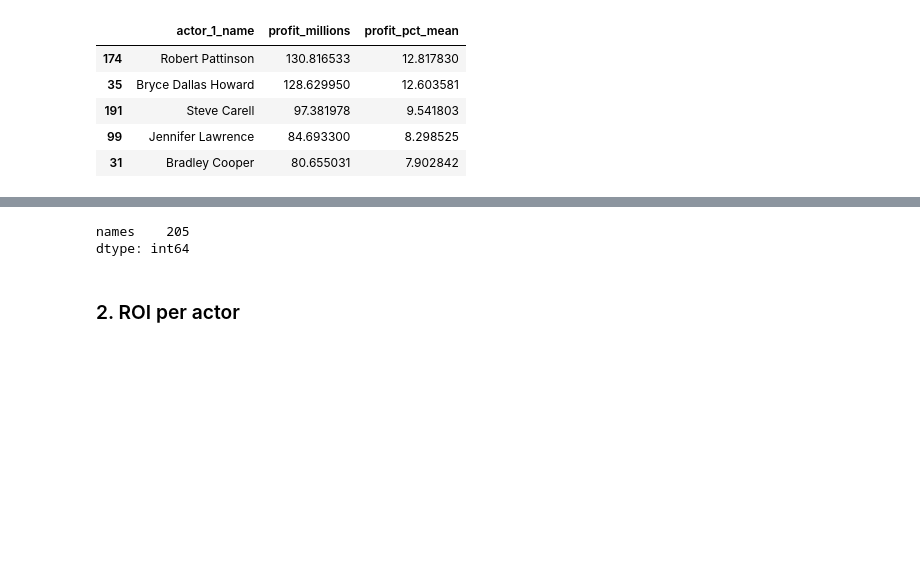
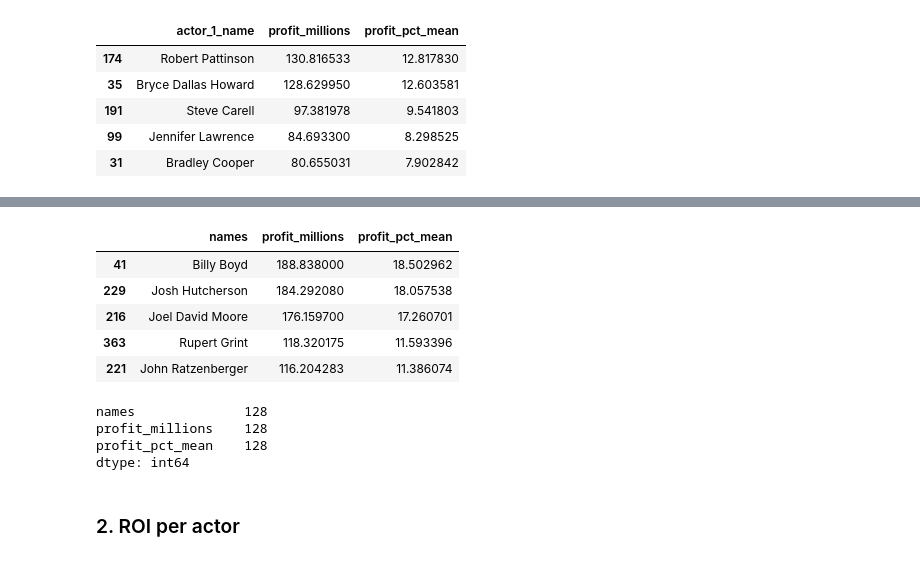
Before and after one commit to kristinkspanos/data_analysis_movie_studio, a Jupyter notebook: movie_data_analysis.ipynb, the cells around one changed output, grey strips where cells are left out. Drawn from its saved outputs; the diff is of its cells as text; code cells hidden in the pictures; blank space fills up the shorter version.

```diff
--- a/movie_data_analysis.ipynb
+++ b/movie_data_analysis.ipynb
@@ -352,33 +380,32 @@ The supporting actors with an average normalized profit greater than 2 have a tr
 # %%
 # concatenate actor2 and actor3 columns to create df with all supporting actors
 # create df of actor2_names
-actor2_names = movies[['actor_2_name']]
+actor2_names = movies[['actor_2_name', 'profit_millions','roi']]
 actor2_names = actor2_names.rename(columns={"actor_2_name": "names"})
 
-# create df of actor2_names
-actor3_names = movies[['actor_3_name']]
+# create df of actor3_names
+actor3_names = movies[['actor_3_name','profit_millions','roi']]
 actor3_names = actor3_names.rename(columns={"actor_3_name": "names"})
 
 # concatenate actor2, and actor3 columns to create df with all supporting actors
-actor_supporting_names = pd.concat([actor2_names, actor3_names])
+actor_supporting = pd.concat([actor2_names, actor3_names])
 
 # calculate number of supporting role movies per actor
-actor_supporting_counts = actor_supporting_names['names'].value_counts()
+actor_supporting_counts = actor_supporting['names'].value_counts()
 
-# create a list that contains all actors who have appeared in a supporting role in a number of movies that is greater than or equal to num_movies_acted
+# create a list that contains all actors who have appeared in a supporting role in a number of movies
+# that is greater than or equal to num_movies_acted
 actor_supporting_lst = actor_supporting_counts[actor_supporting_counts >= num_movies_acted].index.tolist()
+
+# filter movies df to show only experienced actors who have appeared as a supporting actor (either actor2 or actor3)
+# in a number of movies that is greater than or equal to num_movies_acted
+actor_supporting_exp = actor_supporting[actor_supporting['names'].isin(actor_supporting_lst)]
 # %%
-# actor 2
-# filter movies df to show only actors who have appeared as a supporting actor (either actor2 or actor3) in a number of movies that is greater than or equal to num_movies_acted
-actors2 = movies[movies['actor_2_name'].isin(actor_supporting_lst)]
-
 # groupby actor; calculate average profit per actor
-actor2_total = actors2.groupby(['actor_2_name'], as_index=False)['profit_millions'].mean()
+actor_supporting_exp_profit = actor_supporting_exp.groupby(['names'], as_index=False)['profit_millions'].mean()
 
 # calculate difference from mean
-actor2_total['profit_pct_mean'] = (actor2_total['profit_millions']/ movies['profit_millions'].mean())
+actor_supporting_exp_profit['profit_pct_mean'] = actor_supporting_exp_profit['profit_millions'] / movies['profit_millions'].mean()
 
 # filter df to show only actors with a profit_pct_mean greater than profit_baseline
-actor2_profit_pct_mean = actor2_total[actor2_total['profit_pct_mean'] > profit_baseline]
-
-actor2_profit_count = actor2_profit_pct_mean.count()
+actor_supporting_exp_profit_pct_mean = actor_supporting_exp_profit[actor_supporting_exp_profit['profit_pct_mean'] > profit_baseline]
@@ -409,12 +412,19 @@ actors_supporting = pd.concat([actor2, actor3])
-# %%
-# drop duplicates to arrive at a list of supporting actors with a profit_pct_mean greater than 2
-actors_supporting = actors_supporting.drop_duplicates()
-
-actors_supporting_count = actors_supporting.count()
-actors_supporting_count
-# %% [output]
-names    205
-dtype: int64
+# %%
+actor_supporting_exp_profit_pct_mean.sort_values(by='profit_millions', ascending=False).head(5)
+# %% [output]
+|  | names | profit_millions | profit_pct_mean |
+| 41 | Billy Boyd | 188.838000 | 18.502962 |
+| 229 | Josh Hutcherson | 184.292080 | 18.057538 |
+| 216 | Joel David Moore | 176.159700 | 17.260701 |
+| 363 | Rupert Grint | 118.320175 | 11.593396 |
+| 221 | John Ratzenberger | 116.204283 | 11.386074 |
+# %%
+actor_supporting_exp_profit_pct_mean.count()
+# %% [output]
+names              128
+profit_millions    128
+profit_pct_mean    128
+dtype: int64
 # %% [markdown]
 ### 2. ROI per actor
 # %% [markdown]
```
Also changed, not shown: parts of 53 cells of this notebook.
